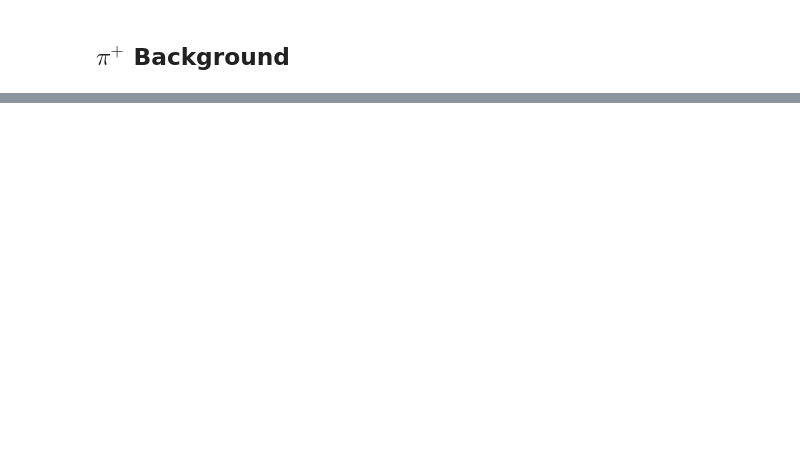
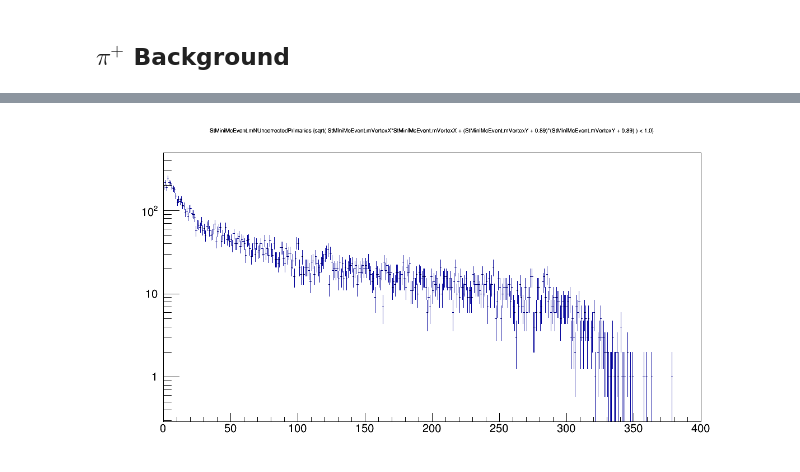
Before and after one commit to jdbrice/ipyLog, a Jupyter notebook: Rcp/urqmd/Pion_plus_Corrections.ipynb, the cells around one changed output, grey strips where cells are left out. Cells and saved outputs as stored; diff of their text form; code cells hidden in the pictures; blank space fills up the shorter version.

```diff
--- a/Rcp/urqmd/Pion_plus_Corrections.ipynb
+++ b/Rcp/urqmd/Pion_plus_Corrections.ipynb
@@ -63,0 +27,5 @@ WARNING:ROOT.TClass.Init:no dictionary for class StContamPair is available
+# %%
+mc.Draw( "StMiniMcEvent.mNUncorrectedPrimaries>>hRefMult( 400, 0, 400 )", vR )
+can
+# %% [output]
+[figure, added]
```
Also changed, not shown: parts of 15 cells of this notebook, 4 other files.
